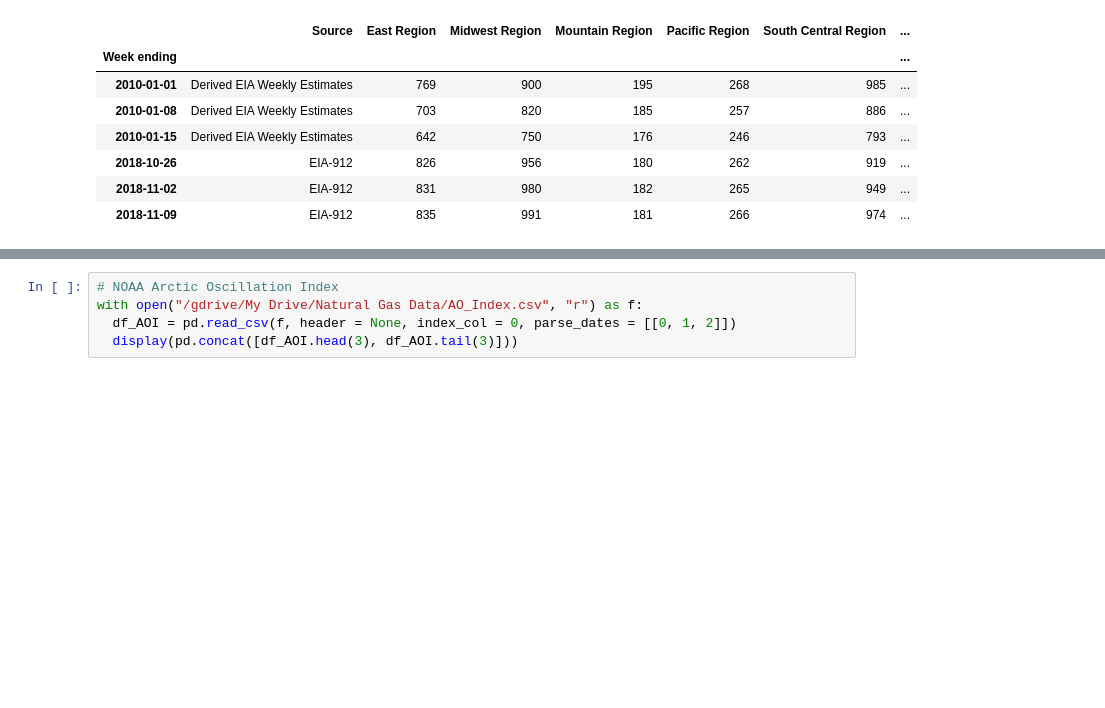
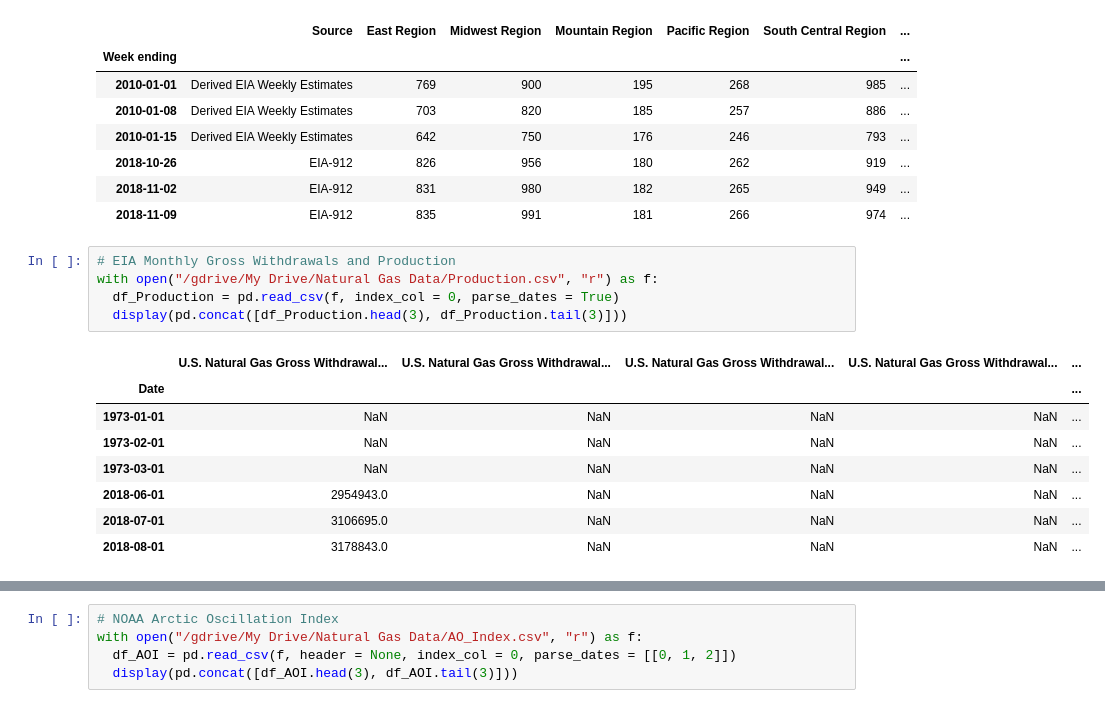
Before and after one commit to amun83/Financial-Data-Science, a Jupyter notebook: FD102_Forecasting_Natural_Gas_ETN_Prices.ipynb, the cells around one changed output, grey strips where cells are left out. Cells and saved outputs as stored; diff of their text form; blank space fills up the shorter version.

```diff
--- a/FD102_Forecasting_Natural_Gas_ETN_Prices.ipynb
+++ b/FD102_Forecasting_Natural_Gas_ETN_Prices.ipynb
@@ -113,3 +127,17 @@ with open("/gdrive/My Drive/Natural Gas Data/NG_Storage.csv", "r") as f:
 | 2018-10-26 | EIA-912 | 826 | 956 | 180 | 262 | 919 | ... |
 | 2018-11-02 | EIA-912 | 831 | 980 | 182 | 265 | 949 | ... |
 | 2018-11-09 | EIA-912 | 835 | 991 | 181 | 266 | 974 | ... |
+# %%
+# EIA Monthly Gross Withdrawals and Production
+with open("/gdrive/My Drive/Natural Gas Data/Production.csv", "r") as f:
+  df_Production = pd.read_csv(f, index_col = 0, parse_dates = True)
+  display(pd.concat([df_Production.head(3), df_Production.tail(3)]))
+# %% [output]
+|  | U.S. Natural Gas Gross Withdrawal... | U.S. Natural Gas Gross Withdrawal... | U.S. Natural Gas Gross Withdrawal... | U.S. Natural Gas Gross Withdrawal... | ... |
+| Date |  |  |  |  | ... |
+| 1973-01-01 | NaN | NaN | NaN | NaN | ... |
+| 1973-02-01 | NaN | NaN | NaN | NaN | ... |
+| 1973-03-01 | NaN | NaN | NaN | NaN | ... |
+| 2018-06-01 | 2954943.0 | NaN | NaN | NaN | ... |
+| 2018-07-01 | 3106695.0 | NaN | NaN | NaN | ... |
+| 2018-08-01 | 3178843.0 | NaN | NaN | NaN | ... |
```
Also changed, not shown: parts of 13 cells of this notebook.
